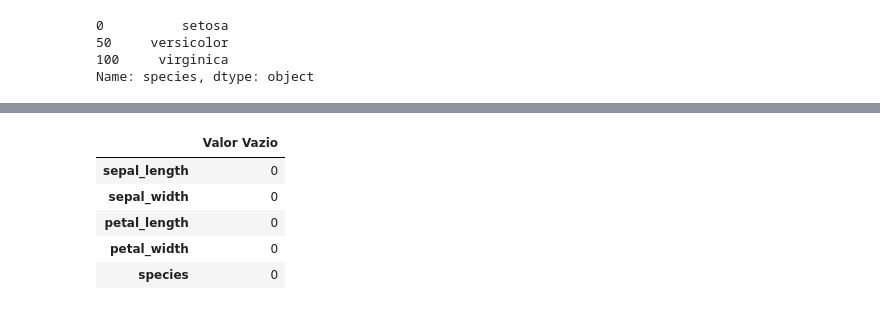
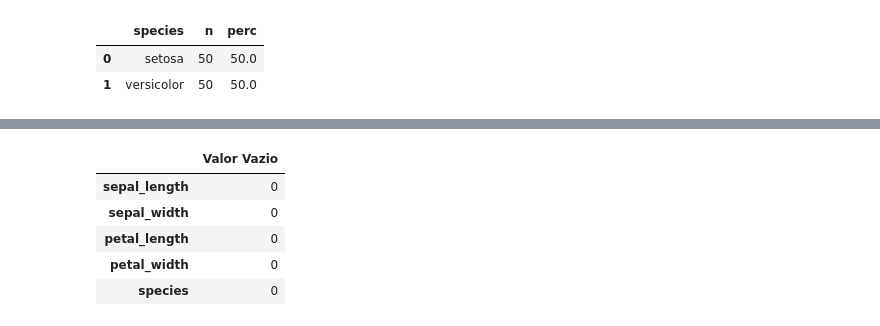
Before and after one commit to fgiordanelli/Projeto1, a Jupyter notebook: Projeto 1.ipynb, the cells around one changed output, grey strips where cells are left out. Saved outputs shown, nothing was run; the diff lists cells and outputs as text; code cells hidden in the pictures.

```diff
--- a/Projeto 1.ipynb
+++ b/Projeto 1.ipynb
@@ -39,8 +42,10 @@ df
 # %%
-df["species"].drop_duplicates()
+total = df.groupby('species').agg(n = ('species','count')).reset_index()
+total['perc'] = 100*total['n']/total['n'].sum()
-# %% [output]
-0          setosa
-50     versicolor
-100     virginica
-Name: species, dtype: object
+# %%
+total
+# %% [output]
+|  | species | n | perc |
+| 0 | setosa | 50 | 50.0 |
+| 1 | versicolor | 50 | 50.0 |
 # %% [markdown]
```
Also changed, not shown: parts of 39 cells of this notebook.
